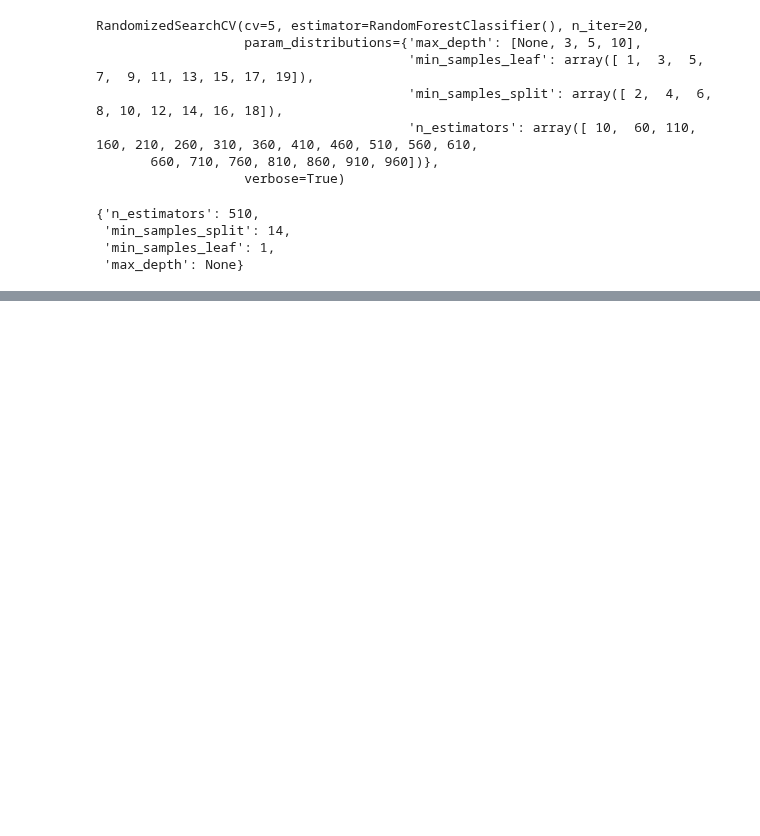
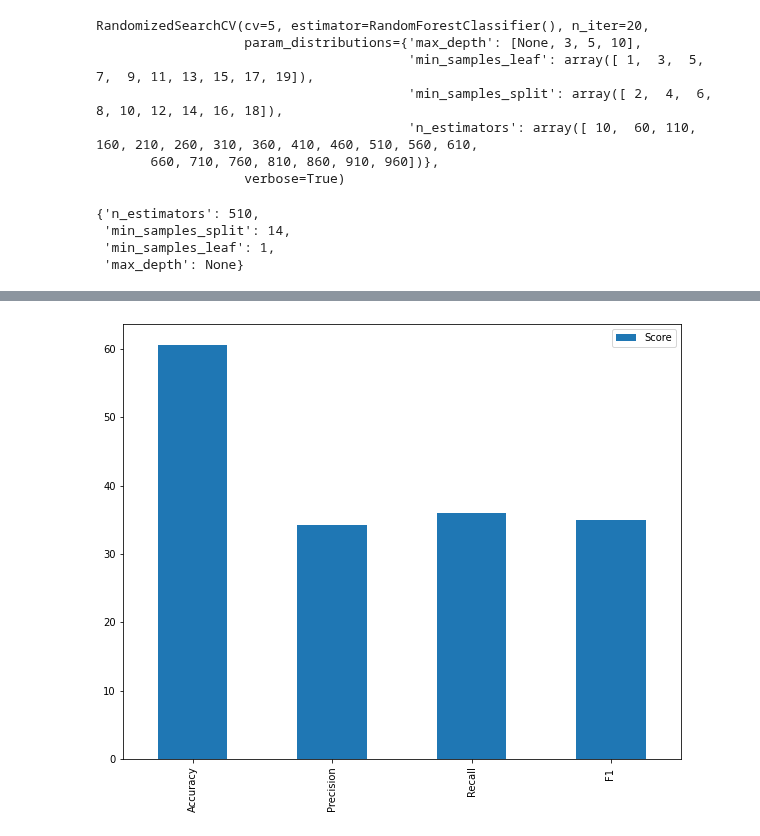
Before and after one commit to shamimsikder/ML-Exercises, a Jupyter notebook: Wine Quality Prediction/Wine Quality Prediction.ipynb, the cells around one changed output, grey strips where cells are left out. Drawn from its saved outputs; the diff is of its cells as text; code cells hidden in the pictures; blank space fills up the shorter version.

```diff
--- a/Wine Quality Prediction/Wine Quality Prediction.ipynb
+++ b/Wine Quality Prediction/Wine Quality Prediction.ipynb
@@ -493,0 +518,6 @@ F1 : 35.40%
+# %%
+dtc_res = pd.DataFrame(res,index=["Score"])
+
+dtc_res.T.plot.bar(figsize=(10,8));
+# %% [output]
+[figure, added]
```
Also changed, not shown: parts of 25 cells of this notebook.
